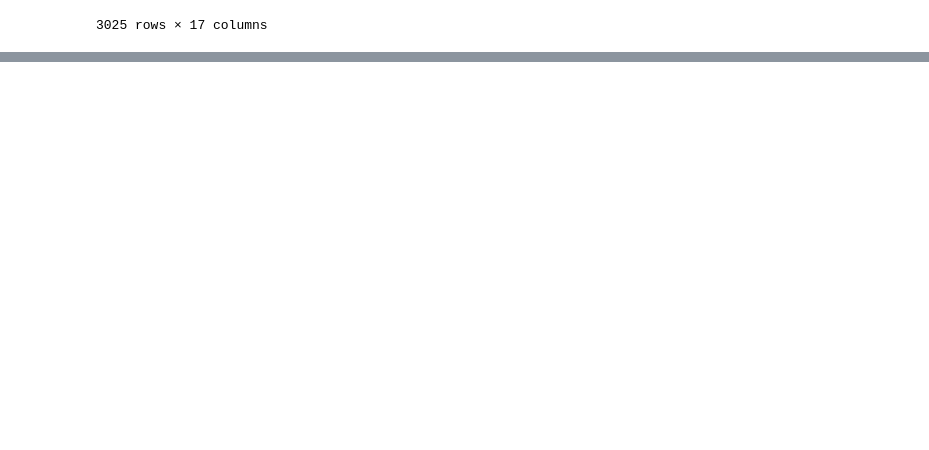
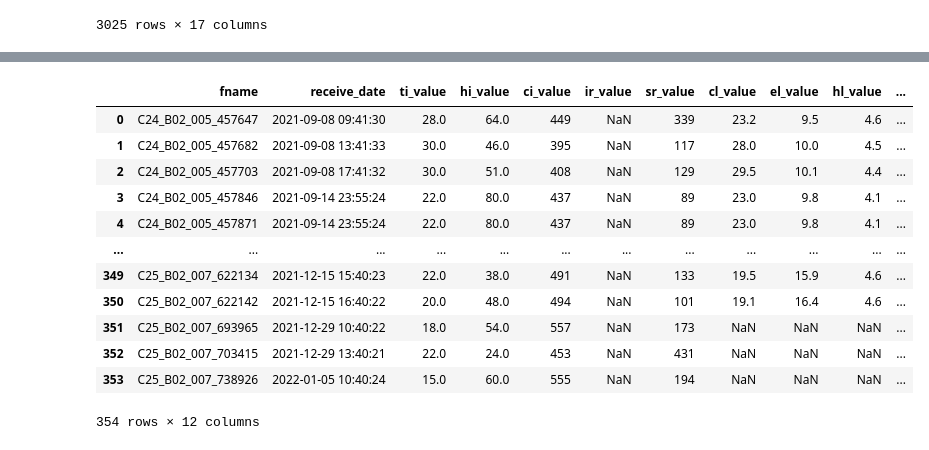
Before and after one commit to ElaYJ/Study_Deep_Learning, a Jupyter notebook: DL_Project/label_json2df.ipynb, the cells around one changed output, grey strips where cells are left out. Cells and saved outputs as stored; diff of their text form; code cells hidden in the pictures; blank space fills up the shorter version.

```diff
--- a/DL_Project/label_json2df.ipynb
+++ b/DL_Project/label_json2df.ipynb
@@ -166,0 +448,2 @@ df.to_csv("/content/drive/MyDrive/DLP/[DS]_Deep_Learning_Project/valid_meta_data
+# %%
+base_data, env1_data, env2_data, growth_info = get_info_from_json(vfname_list)
@@ -166,0 +467,5 @@ df.to_csv("/content/drive/MyDrive/DLP/[DS]_Deep_Learning_Project/valid_meta_data
+# %%
+env1_df = pd.DataFrame(env1_data)
+env1_df = env1_df.drop(columns=['farm_id','id','tl_value','ei_value','pl_value'])
+env2_df = pd.DataFrame(env2_data)
+env2_df = env2_df.drop(columns=['farm_id','id','tl_value','ei_value','pl_value'])
@@ -166,0 +502,18 @@ df.to_csv("/content/drive/MyDrive/DLP/[DS]_Deep_Learning_Project/valid_meta_data
+# %%
+numeric_columns = ['ti_value', 'hi_value', 'ci_value', 'ir_value', 'sr_value', 'cl_value', 'el_value', 'hl_value', 'pi_value']
+env2_df[numeric_columns] = env2_df[numeric_columns].apply(pd.to_numeric)
+env2_df
+# %% [output]
+|  | fname | receive_date | ti_value | hi_value | ci_value | ir_value | sr_value | cl_value | el_value | hl_value | ... |
+| 0 | C24_B02_005_457647 | 2021-09-08 09:41:30 | 28.0 | 64.0 | 449 | NaN | 339 | 23.2 | 9.5 | 4.6 | ... |
+| 1 | C24_B02_005_457682 | 2021-09-08 13:41:33 | 30.0 | 46.0 | 395 | NaN | 117 | 28.0 | 10.0 | 4.5 | ... |
+| 2 | C24_B02_005_457703 | 2021-09-08 17:41:32 | 30.0 | 51.0 | 408 | NaN | 129 | 29.5 | 10.1 | 4.4 | ... |
+| 3 | C24_B02_005_457846 | 2021-09-14 23:55:24 | 22.0 | 80.0 | 437 | NaN | 89 | 23.0 | 9.8 | 4.1 | ... |
+| 4 | C24_B02_005_457871 | 2021-09-14 23:55:24 | 22.0 | 80.0 | 437 | NaN | 89 | 23.0 | 9.8 | 4.1 | ... |
+| ... | ... | ... | ... | ... | ... | ... | ... | ... | ... | ... | ... |
+| 349 | C25_B02_007_622134 | 2021-12-15 15:40:23 | 22.0 | 38.0 | 491 | NaN | 133 | 19.5 | 15.9 | 4.6 | ... |
+| 350 | C25_B02_007_622142 | 2021-12-15 16:40:22 | 20.0 | 48.0 | 494 | NaN | 101 | 19.1 | 16.4 | 4.6 | ... |
+| 351 | C25_B02_007_693965 | 2021-12-29 10:40:22 | 18.0 | 54.0 | 557 | NaN | 173 | NaN | NaN | NaN | ... |
+| 352 | C25_B02_007_703415 | 2021-12-29 13:40:21 | 22.0 | 24.0 | 453 | NaN | 431 | NaN | NaN | NaN | ... |
+| 353 | C25_B02_007_738926 | 2022-01-05 10:40:24 | 15.0 | 60.0 | 555 | NaN | 194 | NaN | NaN | NaN | ... |
+354 rows × 12 columns
```
Also changed, not shown: parts of 33 cells of this notebook.
